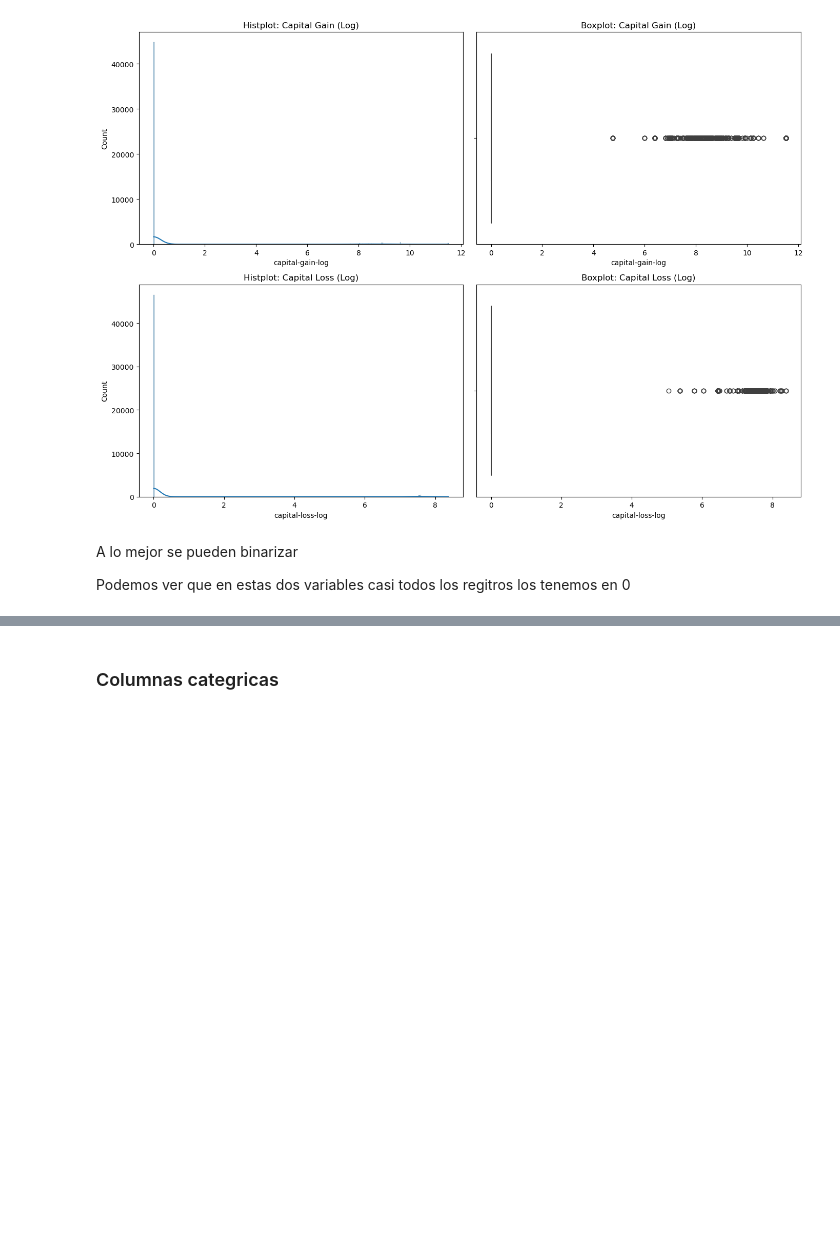
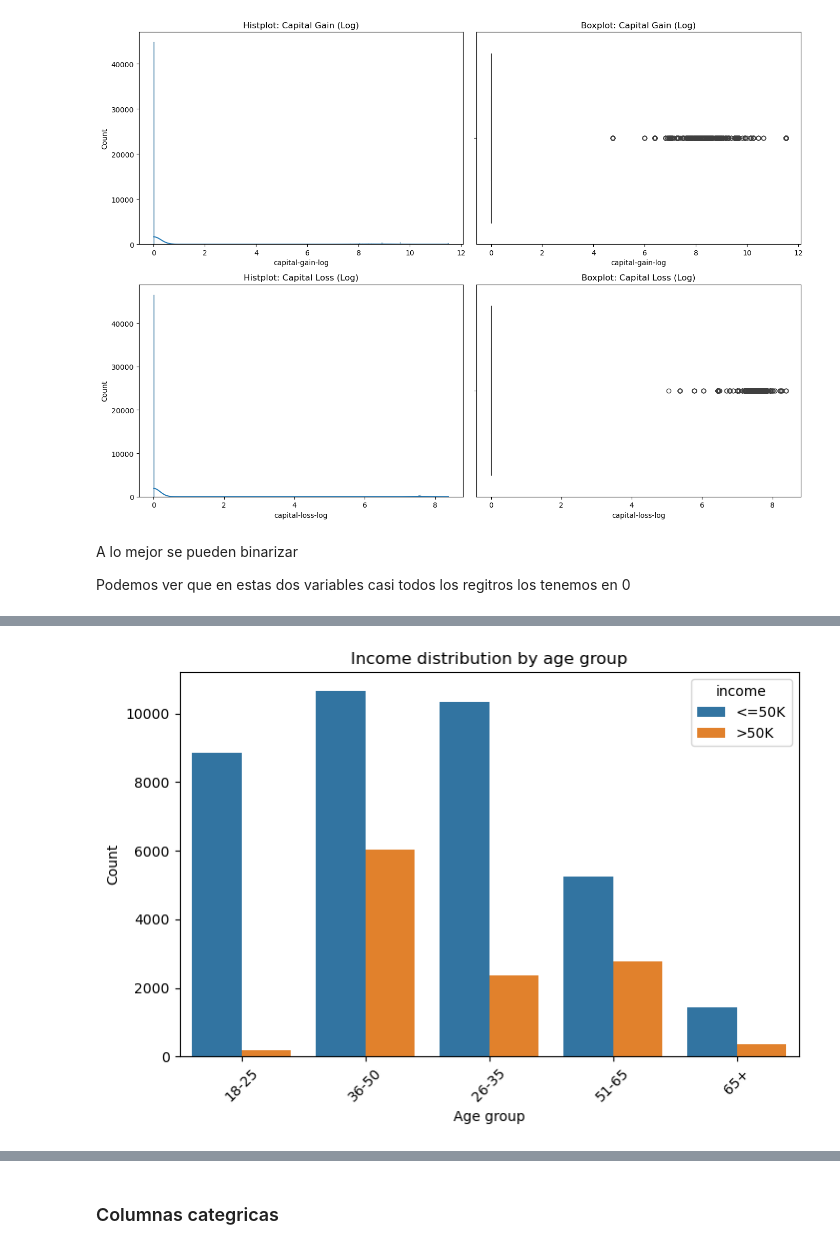
Before and after one commit to lauri871/trabajo_final, a Jupyter notebook: EDA.ipynb, the cells around one changed output, grey strips where cells are left out. Drawn from its saved outputs; the diff is of its cells as text; code cells hidden in the pictures; blank space fills up the shorter version.

```diff
--- a/EDA.ipynb
+++ b/EDA.ipynb
@@ -386,3 +421,17 @@ plt.show()
 A lo mejor se pueden binarizar
 
 Podemos ver que en estas dos variables casi todos los regitros los tenemos en 0
+# %%
+# AGE
+df['age_bin'] = pd.cut(
+    df['age'],
+    bins=[17, 25, 35, 50, 65, 100],
+    labels=['18-25', '26-35', '36-50', '51-65', '65+']
+)
+
+# HOURS PER WEEK
+df['hours_bin'] = pd.cut(
+    df['hours-per-week'],
+    bins=[0, 20, 40, 60, 100],
+    labels=['Part-time', 'Standard', 'Overtime', 'Extreme']
+)
@@ -388,0 +455,13 @@ Podemos ver que en estas dos variables casi todos los regitros los tenemos en 0
+# %%
+df['age_bin'] = df['age_bin'].astype(str)
+df['hours_bin'] = df['hours_bin'].astype(str)
+# %%
+plt.figure(figsize=(8,5))
+sns.countplot(data=df, x='age_bin', hue='income')
+plt.title('Income distribution by age group')
+plt.xlabel('Age group')
+plt.ylabel('Count')
+plt.xticks(rotation=45)
+plt.show()
+# %% [output]
+[figure, added]
```
Also changed, not shown: parts of 8 cells of this notebook.
